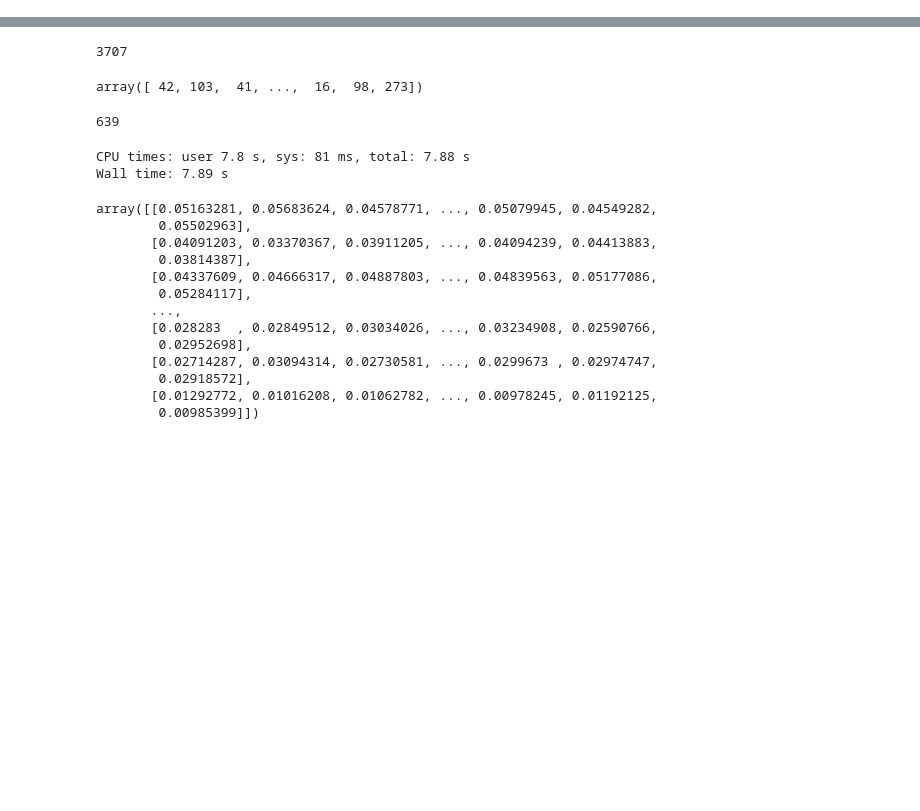
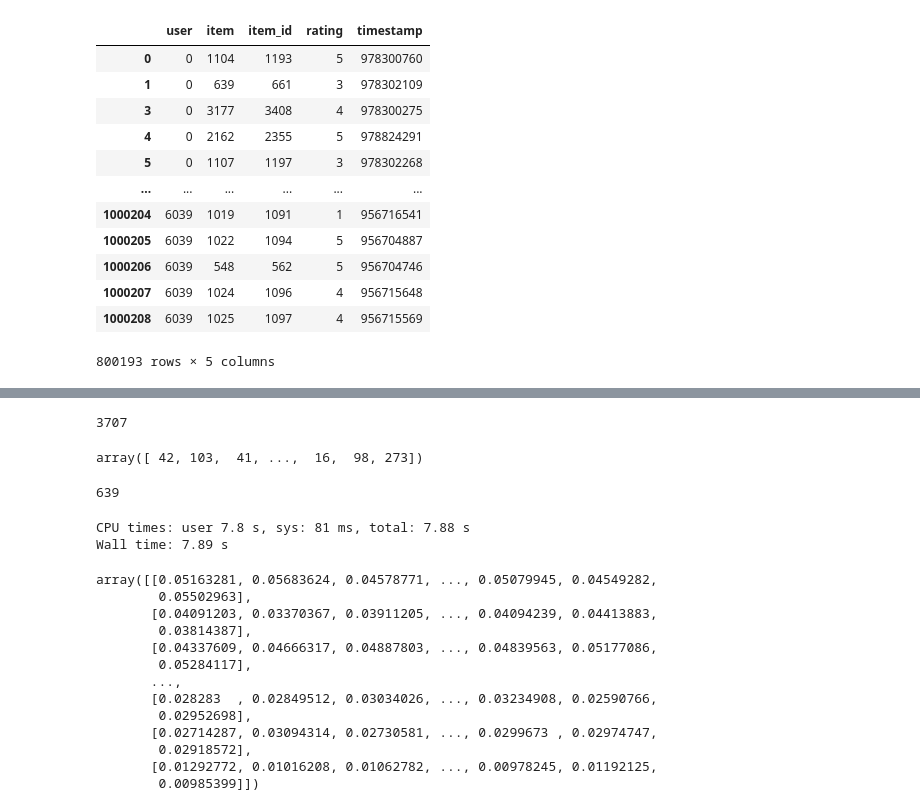
Before and after one commit to andrewsingh/15400-project, a Jupyter notebook: scripts/alt_min.ipynb, the cells around one changed output, grey strips where cells are left out. Saved outputs shown, nothing was run; the diff lists cells and outputs as text; code cells hidden in the pictures; blank space fills up the shorter version.

```diff
--- a/scripts/alt_min.ipynb
+++ b/scripts/alt_min.ipynb
@@ -12,3 +15,19 @@ full = pd.read_pickle("../data/ml-1m-split/full.pkl")
 
 num_users = len(full.groupby("user").size())
 num_items = len(full.groupby("item").size())
+# %%
+train
+# %% [output]
+|  | user | item | item_id | rating | timestamp |
+| 0 | 0 | 1104 | 1193 | 5 | 978300760 |
+| 1 | 0 | 639 | 661 | 3 | 978302109 |
+| 3 | 0 | 3177 | 3408 | 4 | 978300275 |
+| 4 | 0 | 2162 | 2355 | 5 | 978824291 |
+| 5 | 0 | 1107 | 1197 | 3 | 978302268 |
+| ... | ... | ... | ... | ... | ... |
+| 1000204 | 6039 | 1019 | 1091 | 1 | 956716541 |
+| 1000205 | 6039 | 1022 | 1094 | 5 | 956704887 |
+| 1000206 | 6039 | 548 | 562 | 5 | 956704746 |
+| 1000207 | 6039 | 1024 | 1096 | 4 | 956715648 |
+| 1000208 | 6039 | 1025 | 1097 | 4 | 956715569 |
+800193 rows × 5 columns
```
Also changed, not shown: parts of 30 cells of this notebook, 3 other files.
